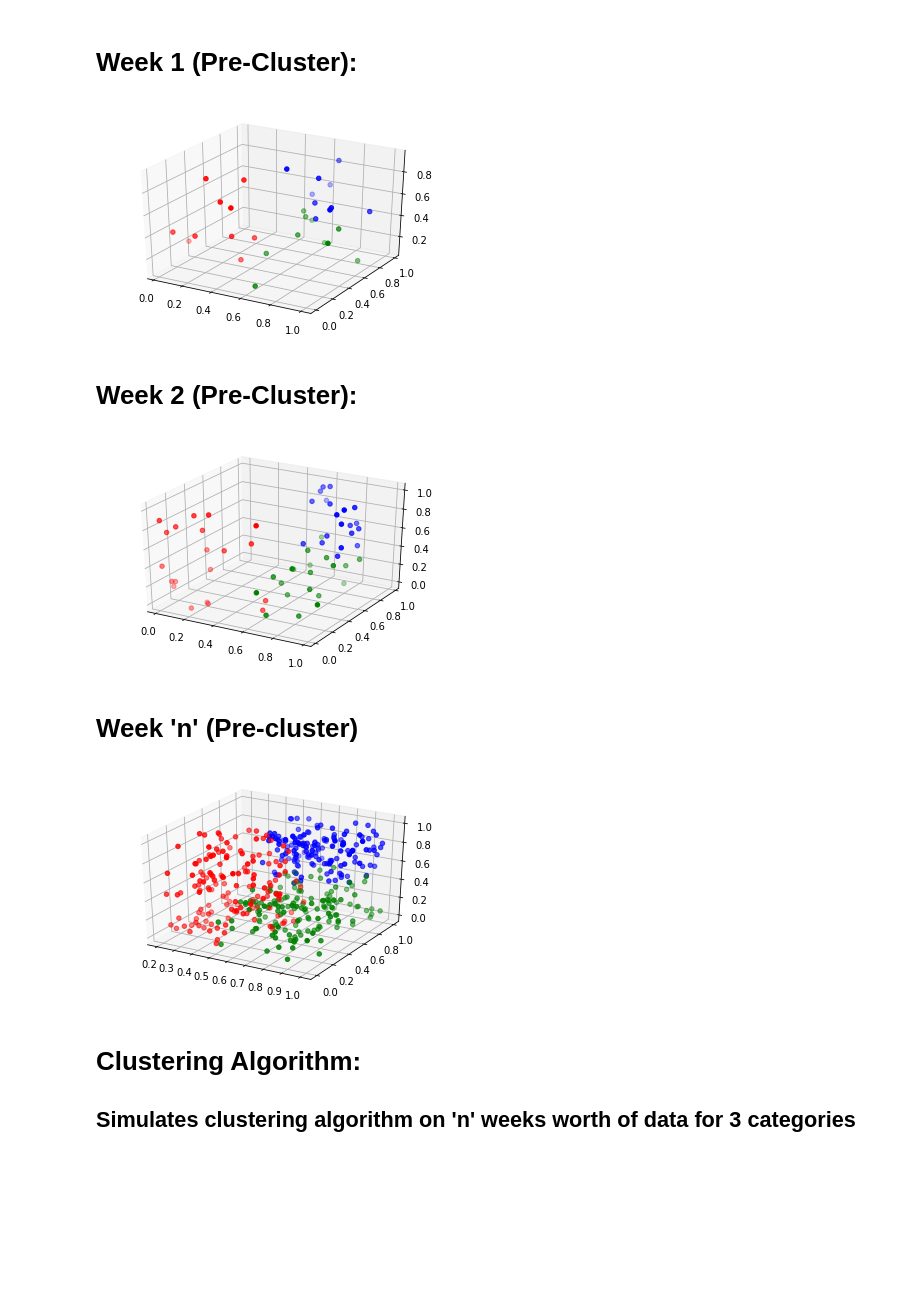
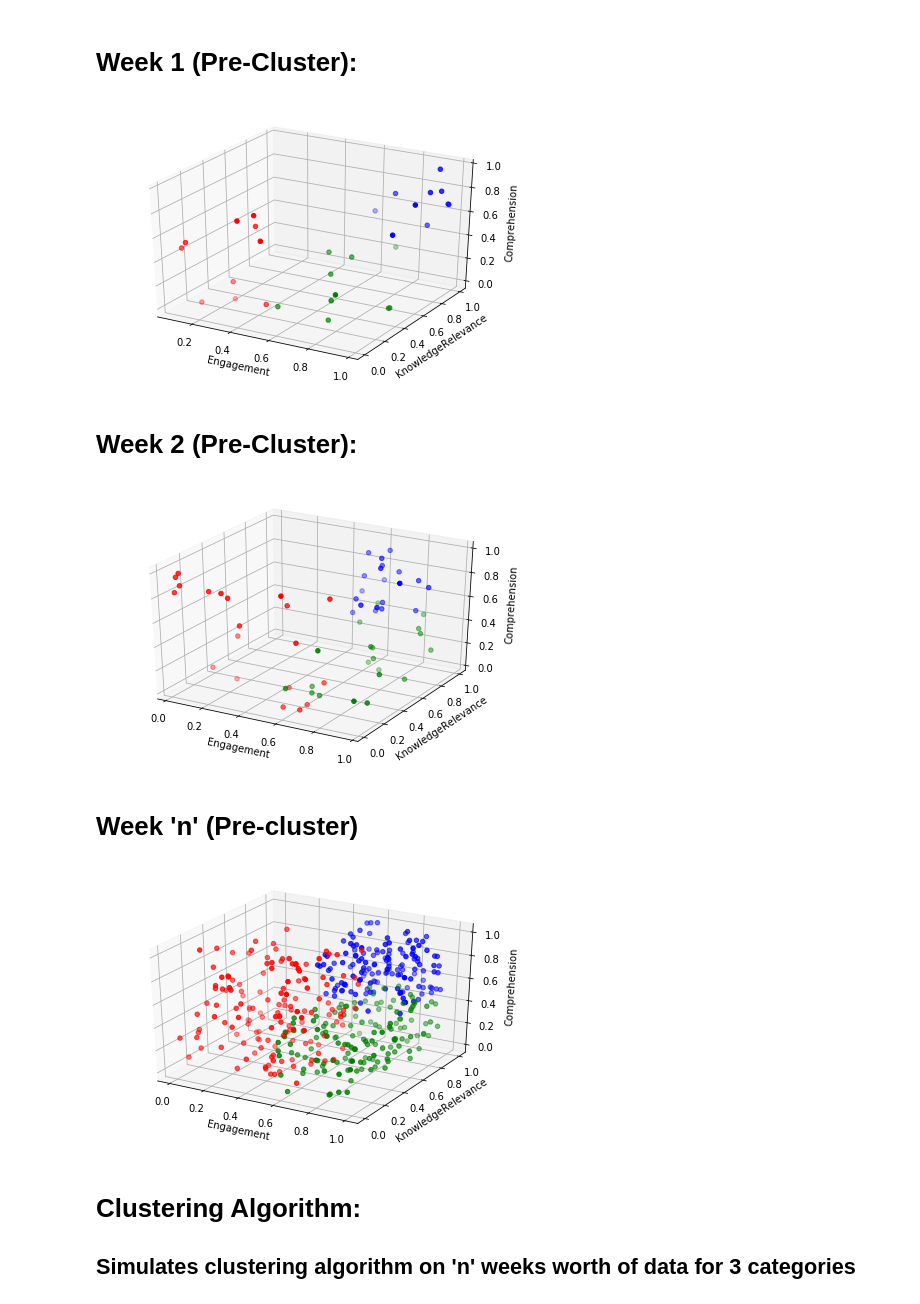
Before and after one commit to rhurst1029/UniEd_ML, a Jupyter notebook: K-Cluster_base.ipynb, the cells around one changed output. Cells and saved outputs as stored; diff of their text form; code cells hidden in the pictures; blank space fills up the shorter version.

Commit message:
added layout for cluster_test1

```diff
--- a/K-Cluster_base.ipynb
+++ b/K-Cluster_base.ipynb
@@ -115,12 +115,27 @@ class Visualize():
         fig = plt.figure()
         ax = fig.add_subplot(111, projection='3d')
         colors = ["r", "g", "b"]
+
         i = 0
-
         for c in self.student_data[week_num-1]:
             ax.scatter(c[0], c[1], c[2],  color = colors[i], marker='o')
+            i +=1
 
-            i +=1
+        ### Group1AVG: [.35, .35, .5]
+        ### Group2AVG: [.75, .5, .25]
+        ### Group 3AVG: [.75, .75, .75]
+
+#         groups = [[0, .35, .65], [.9, .3, .25],[.9, .75, .8]]
+#         for g in groups:
+#             ax.scatter(g[0], g[1], g[2], color = "black", marker = 'x', s=200)
+
+
+
+
+        ax.set_xlabel("Engagement")
+        ax.set_ylabel("KnowledgeRelevance")
+        ax.set_zlabel("Comprehension")
+        plt.tight_layout()
         plt.show()
 # %% [markdown]
 # Week 1 (Pre-Cluster):
@@ -137,7 +152,7 @@ dist_vals1 = [
 student_data1 = DataGeneration(10,3,3).generate_data(dist_vals1)
 vis1 = Visualize(student_data1).visualize(3)
 # %% [output]
-[figure, old version]
+[figure, new version]
 # %% [markdown]
 # Week 2 (Pre-Cluster):
 # %%
@@ -150,20 +165,20 @@ dist_vals2 = [
 student_data2 = DataGeneration(20,3,3).generate_data(dist_vals2)
 vis2 = Visualize(student_data2).visualize(3)
 # %% [output]
-[figure, old version]
+[figure, new version]
 # %% [markdown]
 # Week 'n' (Pre-cluster)
 # %%
 dist_vals3 = [
-    [[.2,.7],[0,.7],[0,1]],
+    [[0,.7],[0,.7],[0,1]],
     [[.5,1],[0,1],[0,.5]],
     [[.5,1],[.5,1],[.5,1]]
 ]
 
-student_data3 = DataGeneration(150,3,3).generate_data(dist_vals3)
-vis3 = Visualize(student_data3).visualize(3)
+student_data4 = DataGeneration(150,3,3).generate_data(dist_vals3)
+vis3 = Visualize(student_data4).visualize(3)
 # %% [output]
-[figure, old version]
+[figure, new version]
 # %% [markdown]
 # Clustering Algorithm:
 ## Simulates clustering algorithm on 'n' weeks worth of data for 3 categories
```
Also changed, not shown: parts of 5 cells of this notebook, 1 other file.
